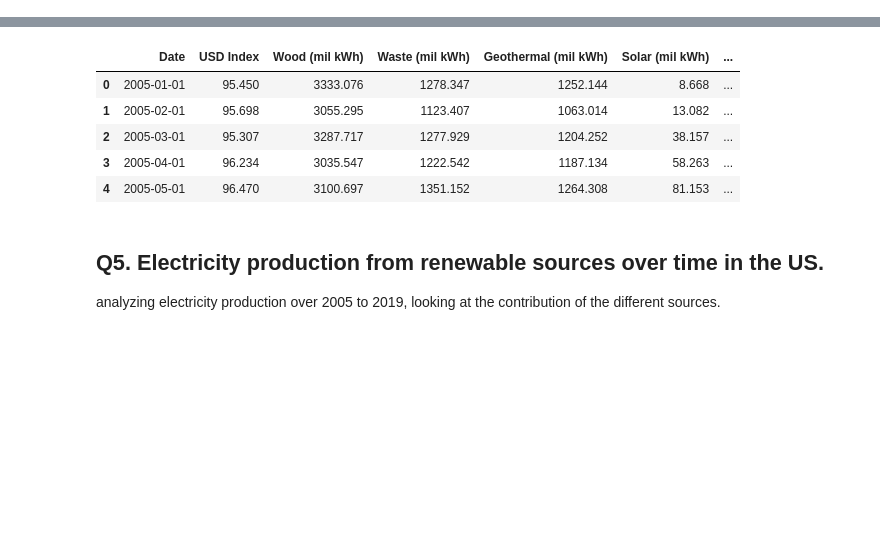
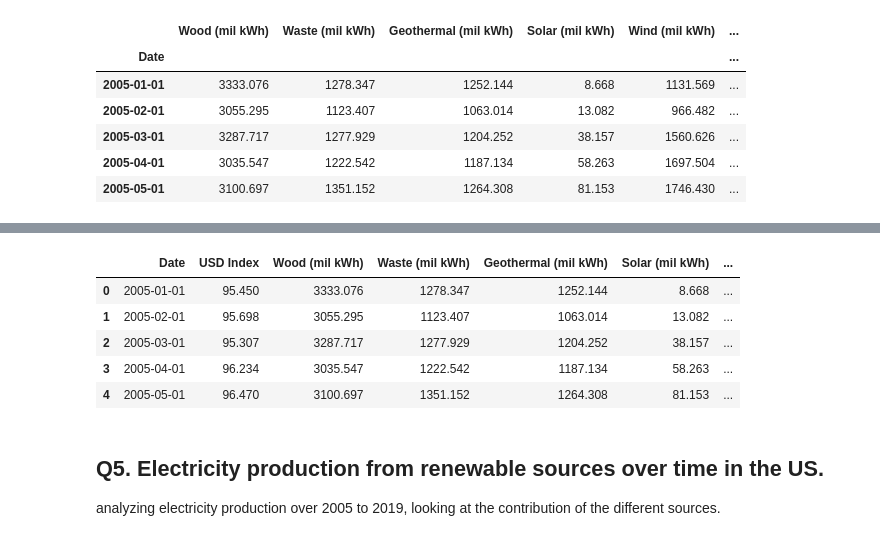
Before and after one commit to kk-deng/CanadaEnergyIE, a Jupyter notebook: Part 3.ipynb, the cells around one changed output, grey strips where cells are left out. Cells and saved outputs as stored; diff of their text form; code cells hidden in the pictures; blank space fills up the shorter version.

```diff
--- a/Part 3.ipynb
+++ b/Part 3.ipynb
@@ -6,0 +228,25 @@
+# %%
+#group by source types
+#hydro electric pump is just a storage unit
+
+wood = US_renewable.loc[US_renewable["Description"] == "Electricity Net Generation From Wood, All Sectors"]
+wood = wood.rename(columns={"Value (million kWh)" : "Wood (mil kWh)"})
+wood = wood.drop(columns=["Description"])
+
+waste = US_renewable.loc[US_renewable["Description"] == "Electricity Net Generation From Waste, All Sectors"]
+waste = waste.rename(columns={"Value (million kWh)" : "Waste (mil kWh)"})
+waste = waste.drop(columns=["Description"])
+
+geothermal = US_renewable.loc[US_renewable["Description"] == "Electricity Net Generation From Geothermal, All Sectors"]
+geothermal = geothermal.rename(columns={"Value (million kWh)" : "Geothermal (mil kWh)"})
+geothermal = geothermal.drop(columns=["Description"])
+
+solar = US_renewable.loc[US_renewable["Description"] == "Electricity Net Generation From Solar, All Sectors"]
+solar = solar.rename(columns={"Value (million kWh)" : "Solar (mil kWh)"})
+solar = solar.drop(columns=["Description"])
+
+wind = US_renewable.loc[US_renewable["Description"] == "Electricity Net Generation From Wind, All Sectors"]
+wind = wind.rename(columns={"Value (million kWh)" : "Wind (mil kWh)"})
+wind = wind.drop(columns=["Description"])
+
+wind.head()
@@ -6,0 +260,10 @@
+# %%
+#combining data frames
+
+US_renewable = wood.merge(waste, on="Date", how="left")
+US_renewable = US_renewable.merge(geothermal, on="Date", how="left")
+US_renewable = US_renewable.merge(solar, on="Date", how="left")
+US_renewable = US_renewable.merge(wind, on="Date", how="left")
+
+US_renewable = US_renewable.set_index(["Date"])
+US_renewable.head()
@@ -6,0 +281,13 @@
+# %%
+#Getting total electricity production
+
+US_renewable["Total Renewable (mil kWh)"] = US_renewable.sum(axis=1)
+US_renewable.head()
+# %% [output]
+|  | Wood (mil kWh) | Waste (mil kWh) | Geothermal (mil kWh) | Solar (mil kWh) | Wind (mil kWh) | ... |
+| Date |  |  |  |  |  | ... |
+| 2005-01-01 | 3333.076 | 1278.347 | 1252.144 | 8.668 | 1131.569 | ... |
+| 2005-02-01 | 3055.295 | 1123.407 | 1063.014 | 13.082 | 966.482 | ... |
+| 2005-03-01 | 3287.717 | 1277.929 | 1204.252 | 38.157 | 1560.626 | ... |
+| 2005-04-01 | 3035.547 | 1222.542 | 1187.134 | 58.263 | 1697.504 | ... |
+| 2005-05-01 | 3100.697 | 1351.152 | 1264.308 | 81.153 | 1746.430 | ... |
```
Also changed, not shown: parts of 33 cells of this notebook.
